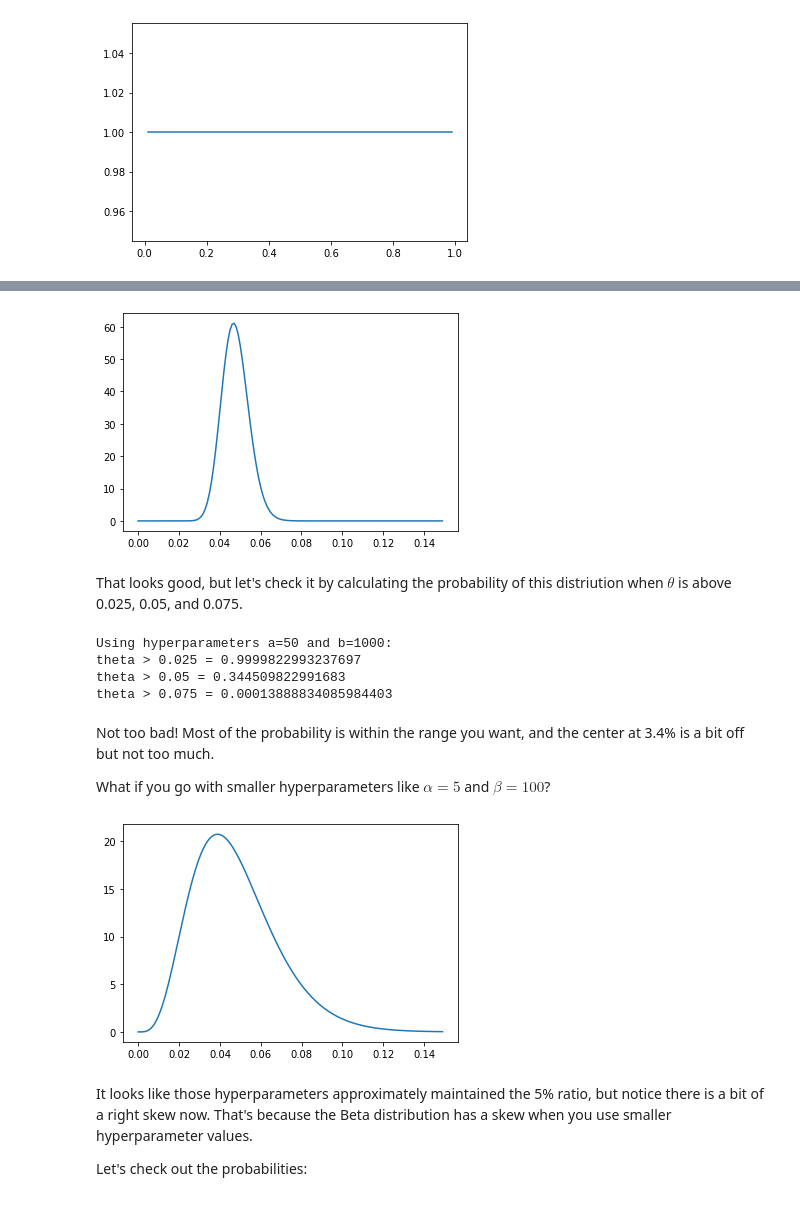
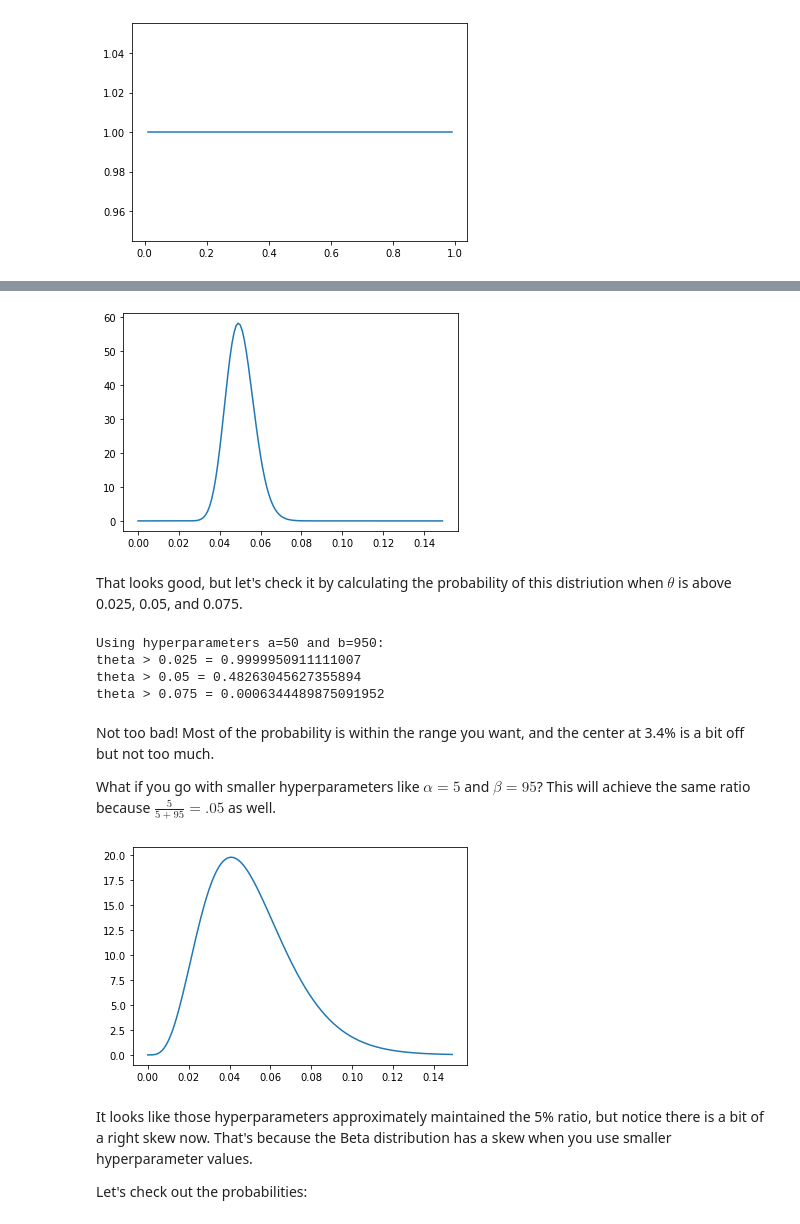
Before and after one commit to javidjamae/data-science, a Jupyter notebook: experimentation/Bayesian-a-b-testing.ipynb, the cells around one changed output, grey strips where cells are left out. Cells and saved outputs as stored; diff of their text form; code cells hidden in the pictures.

```diff
--- a/experimentation/Bayesian-a-b-testing.ipynb
+++ b/experimentation/Bayesian-a-b-testing.ipynb
@@ -108,40 +125,40 @@ For example, if you go with $\alpha=50$ and $\beta=1000$ it centers on .05.
 # %%
 a = 50
-b = 1000
+b = 950
 x = np.arange (0.0, .15, 0.001)
 y = beta.pdf(x,a,b)
 plt.plot(x,y)
 plt.show()
 # %% [output]
-[figure, old version]
+[figure, new version]
 # %% [markdown]
 That looks good, but let's check it by calculating the probability of this distriution when $\theta$ is above 0.025, 0.05, and 0.075.
 # %%
-cdf1 = 1 - beta.cdf(x=0.025,a=50,b=1000)
-cdf2 = 1 - beta.cdf(x=0.05,a=50,b=1000)
-cdf3 = 1 - beta.cdf(x=0.075,a=50,b=1000)
-print("Using hyperparameters a=50 and b=1000:")
+cdf1 = 1 - beta.cdf(x=0.025,a=50,b=950)
+cdf2 = 1 - beta.cdf(x=0.05,a=50,b=950)
+cdf3 = 1 - beta.cdf(x=0.075,a=50,b=950)
+print("Using hyperparameters a=50 and b=950:")
 print("theta > 0.025 =", cdf1)
 print("theta > 0.05 =", cdf2)
 print("theta > 0.075 =", cdf3)
 # %% [output]
-Using hyperparameters a=50 and b=1000:
-theta > 0.025 = 0.9999822993237697
-theta > 0.05 = 0.344509822991683
-theta > 0.075 = 0.00013888834085984403
+Using hyperparameters a=50 and b=950:
+theta > 0.025 = 0.9999950911111007
+theta > 0.05 = 0.48263045627355894
+theta > 0.075 = 0.0006344489875091952
 # %% [markdown]
 Not too bad! Most of the probability is within the range you want, and the center at 3.4% is a bit off but not too much.
 
-What if you go with smaller hyperparameters like $\alpha=5$ and $\beta=100$?
+What if you go with smaller hyperparameters like $\alpha=5$ and $\beta=95$? This will achieve the same ratio because $\frac{5}{5+95}=.05$ as well.
 # %%
 a = 5
-b = 100
+b = 95
 x = np.arange (0.0, .15, 0.001)
 y = beta.pdf(x,a,b)
 plt.plot(x,y)
 plt.show()
 # %% [output]
-[figure, old version]
+[figure, new version]
 # %% [markdown]
 It looks like those hyperparameters approximately maintained the 5% ratio, but notice there is a bit of a right skew now. That's because the Beta distribution has a skew when you use smaller hyperparameter values.
 
```
Also changed, not shown: parts of 34 cells of this notebook, 1 other file.
